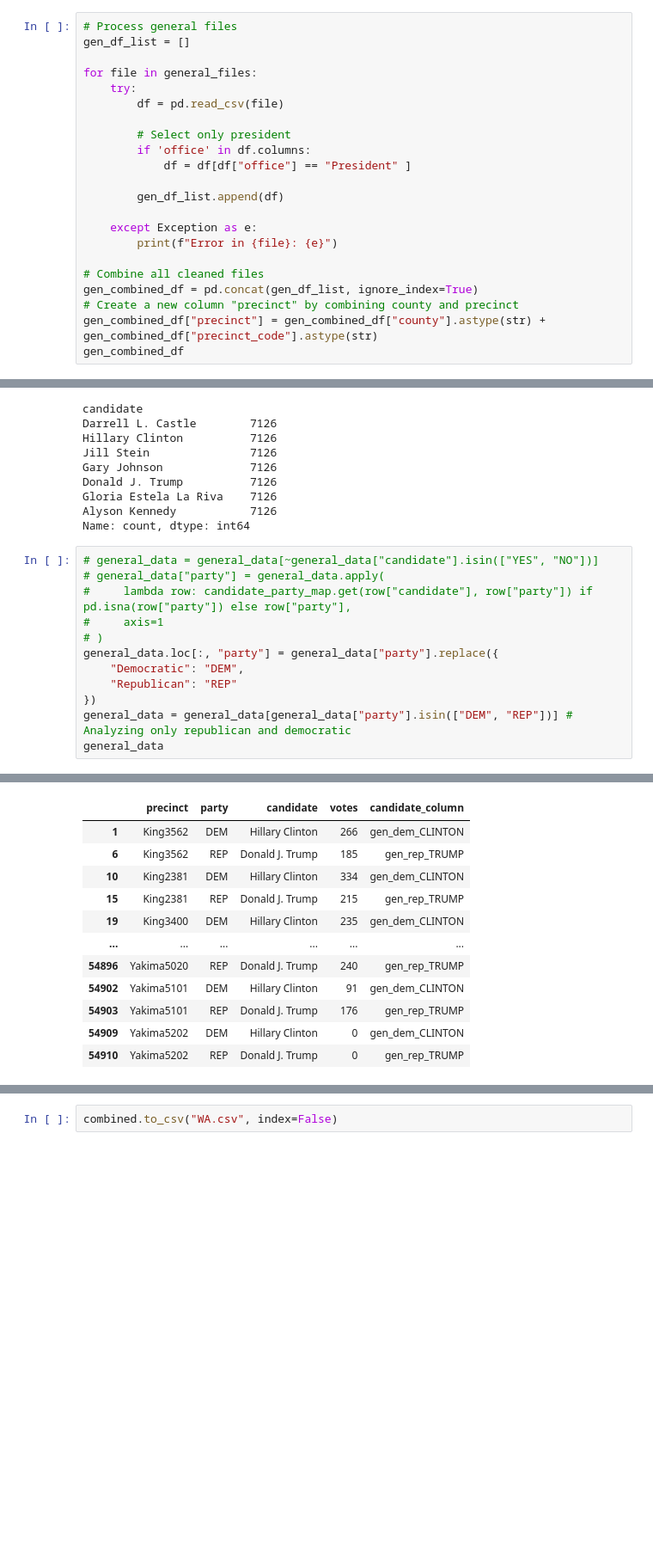
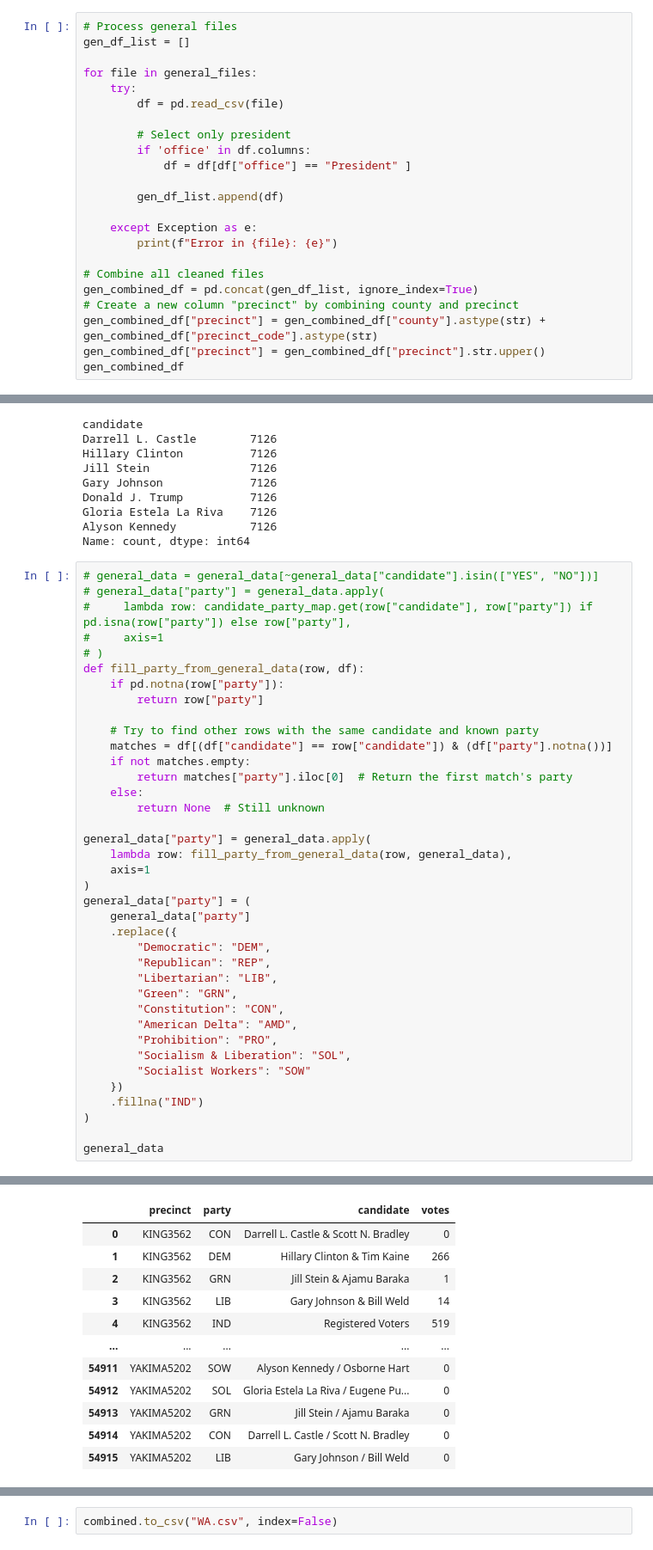
Before and after one commit to Hp0511/VoterTurnout, a Jupyter notebook: data_cleaning/WA_cleaning.ipynb, the cells around one changed output, grey strips where cells are left out. Shown at 86% size. Cells and saved outputs as stored; diff of their text form; blank space fills up the shorter version.

```diff
--- a/data_cleaning/WA_cleaning.ipynb
+++ b/data_cleaning/WA_cleaning.ipynb
@@ -197,6 +198,7 @@ for file in general_files:
 gen_combined_df = pd.concat(gen_df_list, ignore_index=True)
 # Create a new column "precinct" by combining county and precinct
 gen_combined_df["precinct"] = gen_combined_df["county"].astype(str) + gen_combined_df["precinct_code"].astype(str)
+gen_combined_df["precinct"] = gen_combined_df["precinct"].str.upper()
 gen_combined_df
 # %% [output]
 |  | county | precinct_code | precinct | office | district | party | candidate | votes |
@@ -272,10 +275,36 @@ Name: count, dtype: int64
 #     lambda row: candidate_party_map.get(row["candidate"], row["party"]) if pd.isna(row["party"]) else row["party"],
 #     axis=1
 # )
-general_data.loc[:, "party"] = general_data["party"].replace({
-    "Democratic": "DEM",
-    "Republican": "REP"
-})
-general_data = general_data[general_data["party"].isin(["DEM", "REP"])] # Analyzing only republican and democratic
+def fill_party_from_general_data(row, df):
+    if pd.notna(row["party"]):
+        return row["party"]
+
+    # Try to find other rows with the same candidate and known party
+    matches = df[(df["candidate"] == row["candidate"]) & (df["party"].notna())]
+    if not matches.empty:
+        return matches["party"].iloc[0]  # Return the first match's party
+    else:
+        return None  # Still unknown
+
+general_data["party"] = general_data.apply(
+    lambda row: fill_party_from_general_data(row, general_data),
+    axis=1
+)
+general_data["party"] = (
+    general_data["party"]
+    .replace({
+        "Democratic": "DEM",
+        "Republican": "REP",
+        "Libertarian": "LIB",
+        "Green": "GRN",
+        "Constitution": "CON",
+        "American Delta": "AMD",
+        "Prohibition": "PRO",
+        "Socialism & Liberation": "SOL",
+        "Socialist Workers": "SOW"
+    })
+    .fillna("IND")
+)
+
 general_data
 # %% [output]
@@ -282,12 +321,12 @@ general_data
-|  | precinct | party | candidate | votes | candidate_column |
-| 1 | King3562 | DEM | Hillary Clinton | 266 | gen_dem_CLINTON |
-| 6 | King3562 | REP | Donald J. Trump | 185 | gen_rep_TRUMP |
-| 10 | King2381 | DEM | Hillary Clinton | 334 | gen_dem_CLINTON |
-| 15 | King2381 | REP | Donald J. Trump | 215 | gen_rep_TRUMP |
-| 19 | King3400 | DEM | Hillary Clinton | 235 | gen_dem_CLINTON |
-| ... | ... | ... | ... | ... | ... |
-| 54896 | Yakima5020 | REP | Donald J. Trump | 240 | gen_rep_TRUMP |
-| 54902 | Yakima5101 | DEM | Hillary Clinton | 91 | gen_dem_CLINTON |
-| 54903 | Yakima5101 | REP | Donald J. Trump | 176 | gen_rep_TRUMP |
-| 54909 | Yakima5202 | DEM | Hillary Clinton | 0 | gen_dem_CLINTON |
-| 54910 | Yakima5202 | REP | Donald J. Trump | 0 | gen_rep_TRUMP |
+|  | precinct | party | candidate | votes |
+| 0 | KING3562 | CON | Darrell L. Castle & Scott N. Bradley | 0 |
+| 1 | KING3562 | DEM | Hillary Clinton & Tim Kaine | 266 |
+| 2 | KING3562 | GRN | Jill Stein & Ajamu Baraka | 1 |
+| 3 | KING3562 | LIB | Gary Johnson & Bill Weld | 14 |
+| 4 | KING3562 | IND | Registered Voters | 519 |
+| ... | ... | ... | ... | ... |
+| 54911 | YAKIMA5202 | SOW | Alyson Kennedy / Osborne Hart | 0 |
+| 54912 | YAKIMA5202 | SOL | Gloria Estela La Riva / Eugene Pu... | 0 |
+| 54913 | YAKIMA5202 | GRN | Jill Stein / Ajamu Baraka | 0 |
+| 54914 | YAKIMA5202 | CON | Darrell L. Castle / Scott N. Bradley | 0 |
+| 54915 | YAKIMA5202 | LIB | Gary Johnson / Bill Weld | 0 |
```
Also changed, not shown: parts of 8 cells of this notebook, 27 other files.
